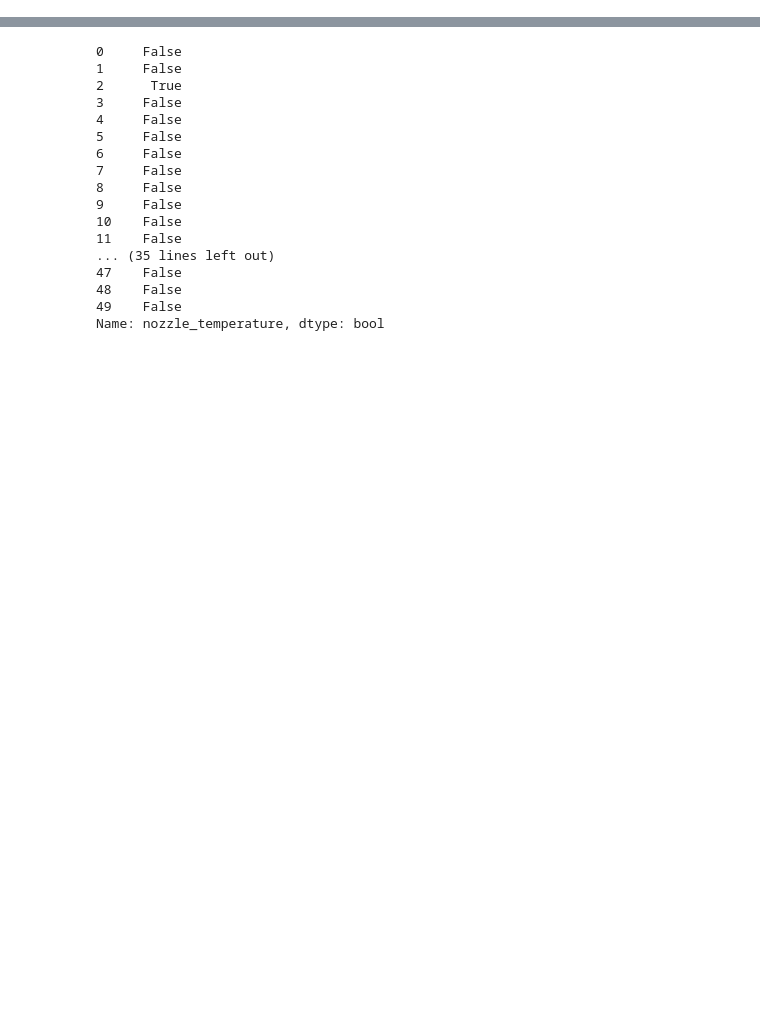
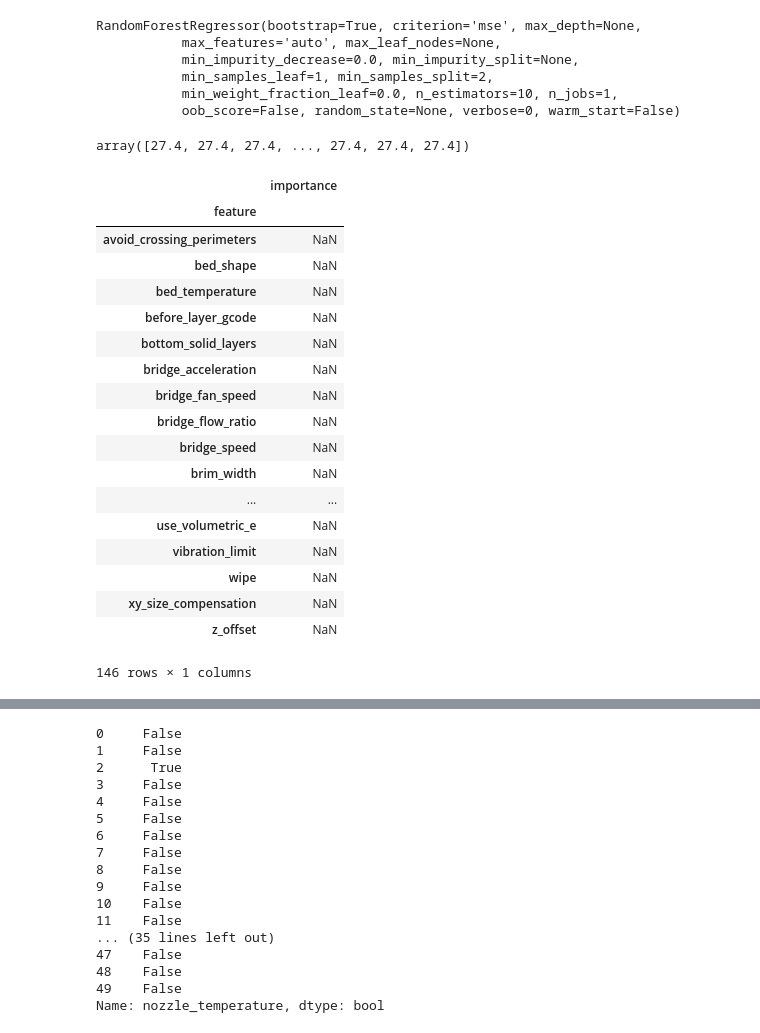
Before and after one commit to wilsonify/Opti3D, a Jupyter notebook: merge.ipynb, the cells around one changed output, grey strips where cells are left out. Cells and saved outputs as stored; diff of their text form; code cells hidden in the pictures; blank space fills up the shorter version.

```diff
--- a/merge.ipynb
+++ b/merge.ipynb
@@ -26,0 +22,2 @@ metadata['filament_used'].str.strip(' ').str.split(' ',expand=True)
+# %%
+metadata = metadata.join(filament)
@@ -26,0 +43,5 @@ metadata['filament_used'].str.strip(' ').str.split(' ',expand=True)
+# %%
+y = metadata[metadata.columns.intersection(set(['filament_used_cm3']))]
+x = metadata[metadata.columns.difference(set(['filament_used_cm3']))]
+x_numeric = x.select_dtypes(include=np.number)
+#x_non_numeric = x.select_dtypes(exclude=np.number)
@@ -27,3 +50,42 @@ metadata['filament_used'].str.strip(' ').str.split(' ',expand=True)
+# %%
+regressor_rf = RandomForestRegressor()
+# %%
+regressor_rf.fit(x_numeric.dropna(1),y.values.reshape(-1))
+# %% [output]
+RandomForestRegressor(bootstrap=True, criterion='mse', max_depth=None,
+           max_features='auto', max_leaf_nodes=None,
+           min_impurity_decrease=0.0, min_impurity_split=None,
+           min_samples_leaf=1, min_samples_split=2,
+           min_weight_fraction_leaf=0.0, n_estimators=10, n_jobs=1,
+           oob_score=False, random_state=None, verbose=0, warm_start=False)
+# %%
+regressor_rf.predict(x_numeric.dropna(1))
+# %% [output]
+array([27.4, 27.4, 27.4, ..., 27.4, 27.4, 27.4])
+# %%
+pd.DataFrame(pd.Series(regressor_rf.feature_importances_,name='importance'),
+             pd.Series(x.columns,name='feature')
+            )
+# %% [output]
+|  | importance |
+| feature |  |
+| avoid_crossing_perimeters | NaN |
+| bed_shape | NaN |
+| bed_temperature | NaN |
+| before_layer_gcode | NaN |
+| bottom_solid_layers | NaN |
+| bridge_acceleration | NaN |
+| bridge_fan_speed | NaN |
+| bridge_flow_ratio | NaN |
+| bridge_speed | NaN |
+| brim_width | NaN |
+| ... | ... |
+| use_volumetric_e | NaN |
+| vibration_limit | NaN |
+| wipe | NaN |
+| xy_size_compensation | NaN |
+| z_offset | NaN |
+146 rows × 1 columns
 # %%
 strength = pd.read_csv('data/3dprinter/data.csv')
 # %%
```
Also changed, not shown: parts of 5 cells of this notebook.
